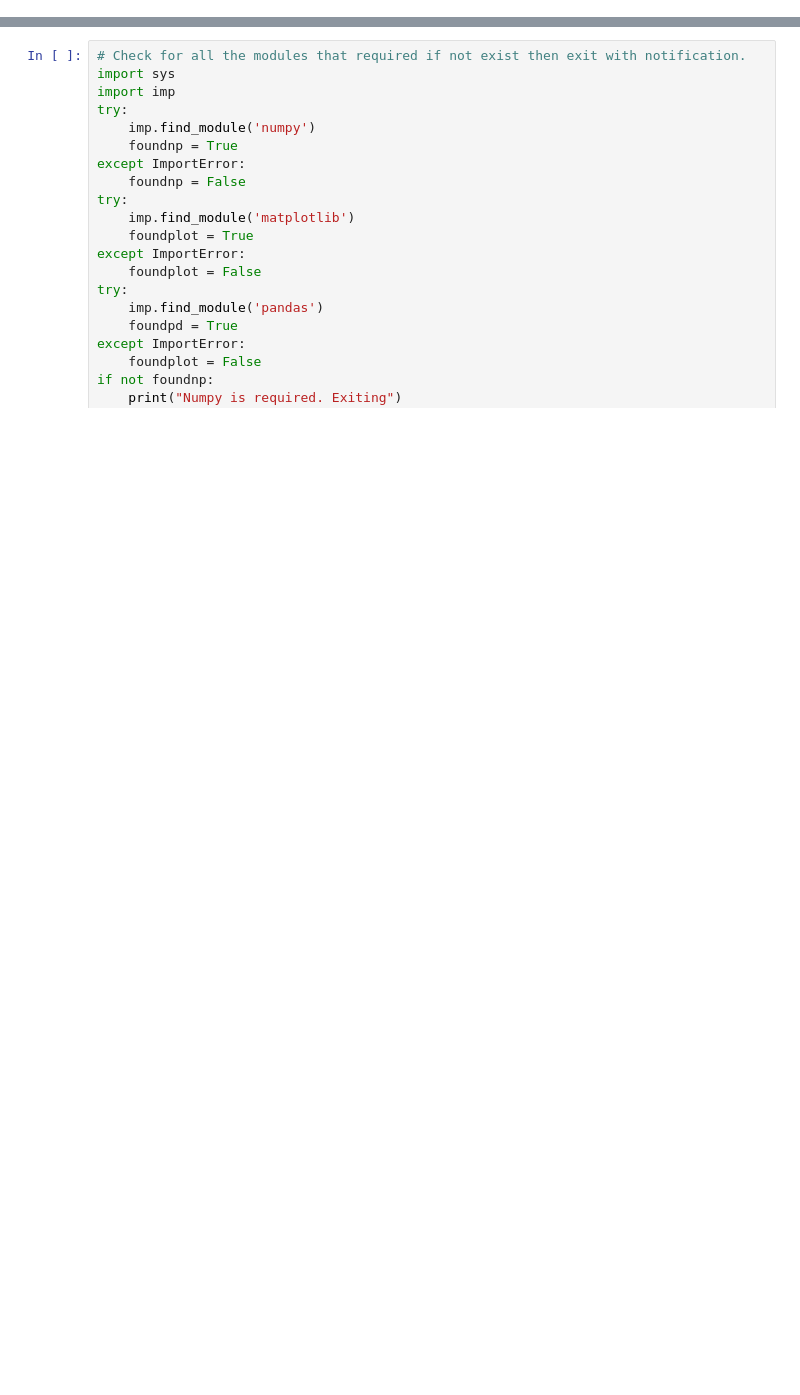
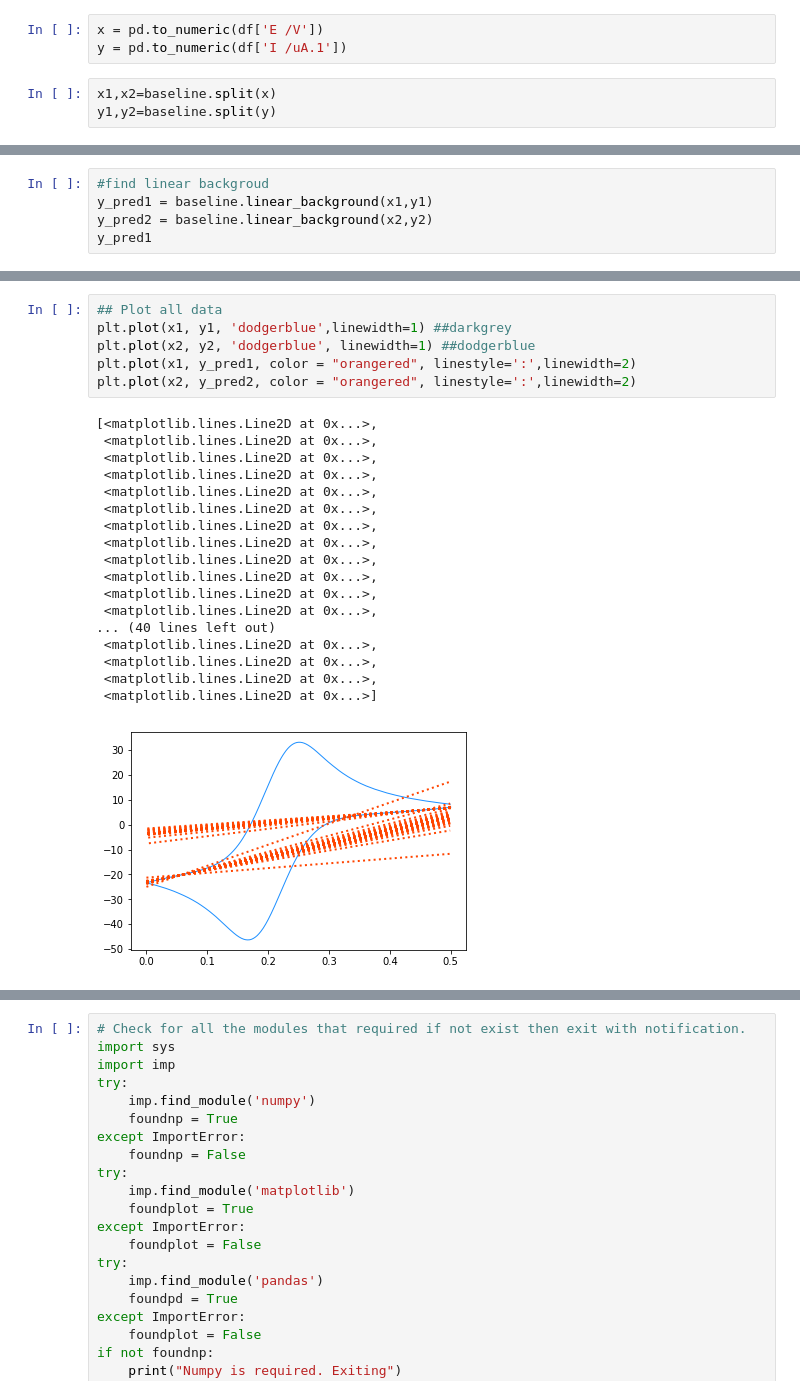
Before and after one commit to sabiharustam/voltcycle, a Jupyter notebook: VoltCycle/trial.ipynb, the cells around one changed output, grey strips where cells are left out. Saved outputs shown, nothing was run; the diff lists cells and outputs as text; blank space fills up the shorter version.

Commit message:
Updated baseline function

```diff
--- a/VoltCycle/trial.ipynb
+++ b/VoltCycle/trial.ipynb
@@ -9,0 +27,6 @@ import glob
+# %%
+x = pd.to_numeric(df['E /V'])
+y = pd.to_numeric(df['I /uA.1'])
+# %%
+x1,x2=baseline.split(x)
+y1,y2=baseline.split(y)
@@ -9,0 +77,5 @@ import glob
+# %%
+#find linear backgroud
+y_pred1 = baseline.linear_background(x1,y1)
+y_pred2 = baseline.linear_background(x2,y2)
+y_pred1
@@ -9,0 +112,25 @@ import glob
+# %%
+## Plot all data
+plt.plot(x1, y1, 'dodgerblue',linewidth=1) ##darkgrey
+plt.plot(x2, y2, 'dodgerblue', linewidth=1) ##dodgerblue
+plt.plot(x1, y_pred1, color = "orangered", linestyle=':',linewidth=2)
+plt.plot(x2, y_pred2, color = "orangered", linestyle=':',linewidth=2)
+# %% [output]
+[<matplotlib.lines.Line2D at 0x...>,
+ <matplotlib.lines.Line2D at 0x...>,
+ <matplotlib.lines.Line2D at 0x...>,
+ <matplotlib.lines.Line2D at 0x...>,
+ <matplotlib.lines.Line2D at 0x...>,
+ <matplotlib.lines.Line2D at 0x...>,
+ <matplotlib.lines.Line2D at 0x...>,
+ <matplotlib.lines.Line2D at 0x...>,
+ <matplotlib.lines.Line2D at 0x...>,
+ <matplotlib.lines.Line2D at 0x...>,
+ <matplotlib.lines.Line2D at 0x...>,
+ <matplotlib.lines.Line2D at 0x...>,
+... (40 lines left out)
+ <matplotlib.lines.Line2D at 0x...>,
+ <matplotlib.lines.Line2D at 0x...>,
+ <matplotlib.lines.Line2D at 0x...>,
+ <matplotlib.lines.Line2D at 0x...>]
+[figure, added]
```
Also changed, not shown: parts of 27 cells of this notebook, 6 other files.
